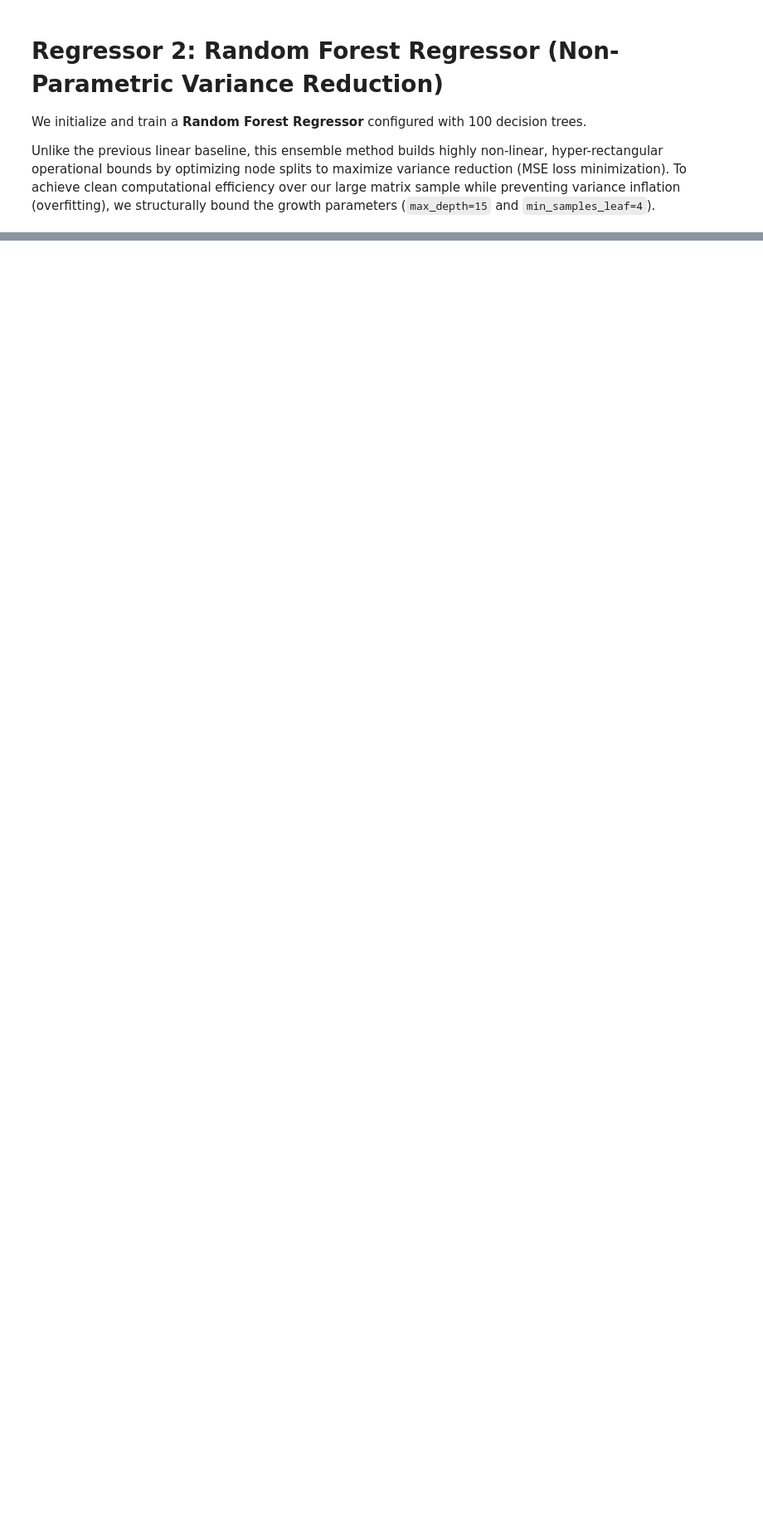
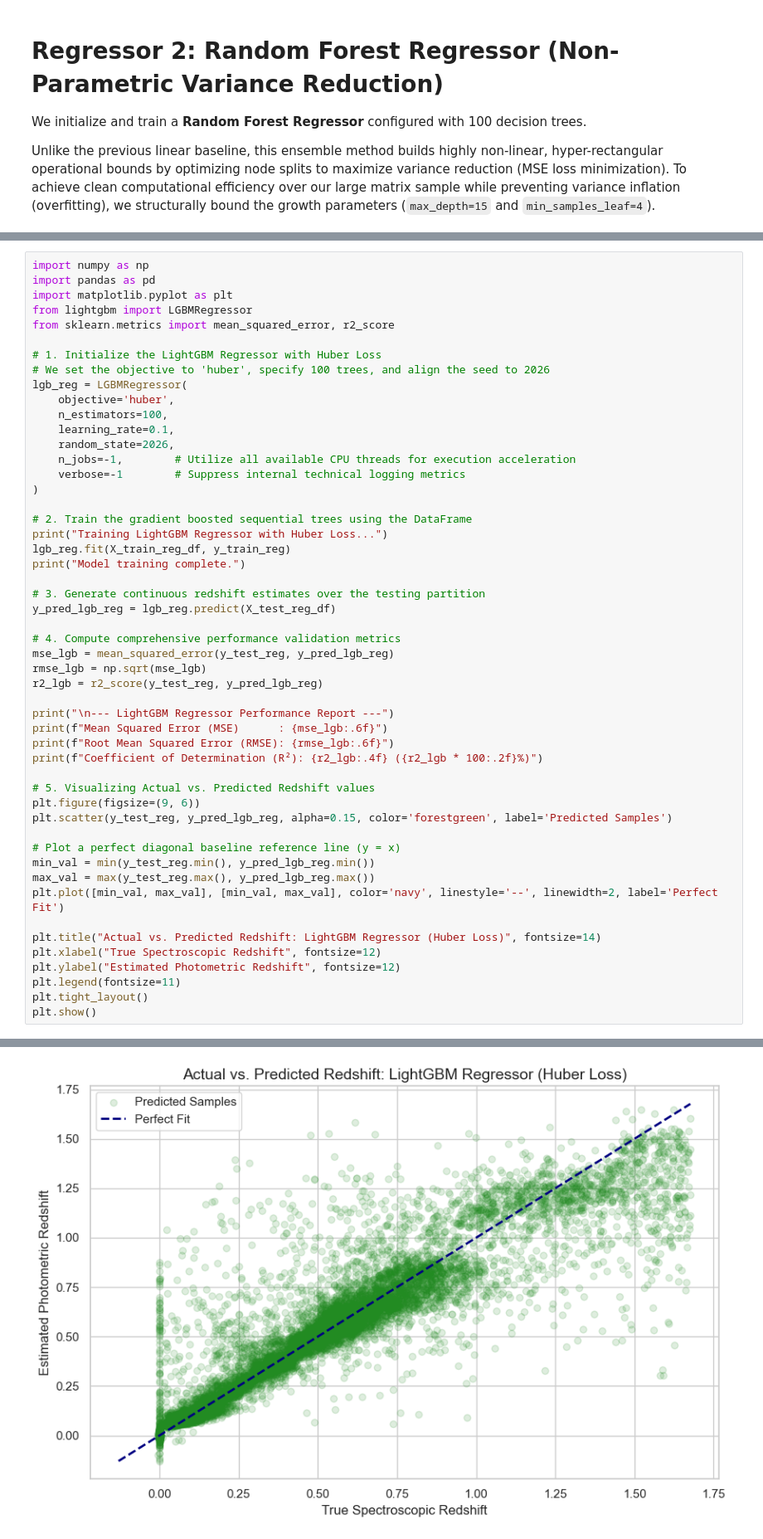
Before and after one commit to DimovDimo/SDSS17-ML-Research, a Jupyter notebook: SDSS17-ML-Research.ipynb, the cells around one changed output, grey strips where cells are left out. Shown at 83% size. Cells and saved outputs as stored; diff of their text form; blank space fills up the shorter version.

```diff
--- a/SDSS17-ML-Research.ipynb
+++ b/SDSS17-ML-Research.ipynb
@@ -2263,0 +2277,52 @@ Training Random Forest Regressor ensemble...
+# %%
+import numpy as np
+import pandas as pd
+import matplotlib.pyplot as plt
+from lightgbm import LGBMRegressor
+from sklearn.metrics import mean_squared_error, r2_score
+
+# 1. Initialize the LightGBM Regressor with Huber Loss
+# We set the objective to 'huber', specify 100 trees, and align the seed to 2026
+lgb_reg = LGBMRegressor(
+    objective='huber',
+    n_estimators=100,
+    learning_rate=0.1,
+    random_state=2026,
+    n_jobs=-1,        # Utilize all available CPU threads for execution acceleration
+    verbose=-1        # Suppress internal technical logging metrics
+)
+
+# 2. Train the gradient boosted sequential trees using the DataFrame
+print("Training LightGBM Regressor with Huber Loss...")
+lgb_reg.fit(X_train_reg_df, y_train_reg)
+print("Model training complete.")
+
+# 3. Generate continuous redshift estimates over the testing partition
+y_pred_lgb_reg = lgb_reg.predict(X_test_reg_df)
+
+# 4. Compute comprehensive performance validation metrics
+mse_lgb = mean_squared_error(y_test_reg, y_pred_lgb_reg)
+rmse_lgb = np.sqrt(mse_lgb)
+r2_lgb = r2_score(y_test_reg, y_pred_lgb_reg)
+
+print("\n--- LightGBM Regressor Performance Report ---")
+print(f"Mean Squared Error (MSE)      : {mse_lgb:.6f}")
+print(f"Root Mean Squared Error (RMSE): {rmse_lgb:.6f}")
+print(f"Coefficient of Determination (R²): {r2_lgb:.4f} ({r2_lgb * 100:.2f}%)")
+
+# 5. Visualizing Actual vs. Predicted Redshift values
+plt.figure(figsize=(9, 6))
+plt.scatter(y_test_reg, y_pred_lgb_reg, alpha=0.15, color='forestgreen', label='Predicted Samples')
+
+# Plot a perfect diagonal baseline reference line (y = x)
+min_val = min(y_test_reg.min(), y_pred_lgb_reg.min())
+max_val = max(y_test_reg.max(), y_pred_lgb_reg.max())
+plt.plot([min_val, max_val], [min_val, max_val], color='navy', linestyle='--', linewidth=2, label='Perfect Fit')
+
+plt.title("Actual vs. Predicted Redshift: LightGBM Regressor (Huber Loss)", fontsize=14)
+plt.xlabel("True Spectroscopic Redshift", fontsize=12)
+plt.ylabel("Estimated Photometric Redshift", fontsize=12)
+plt.legend(fontsize=11)
+plt.tight_layout()
+plt.show()
+# %% [output]
@@ -2263,0 +2336 @@ Training Random Forest Regressor ensemble...
+[figure, added]
```
Also changed, not shown: parts of 5 cells of this notebook.
